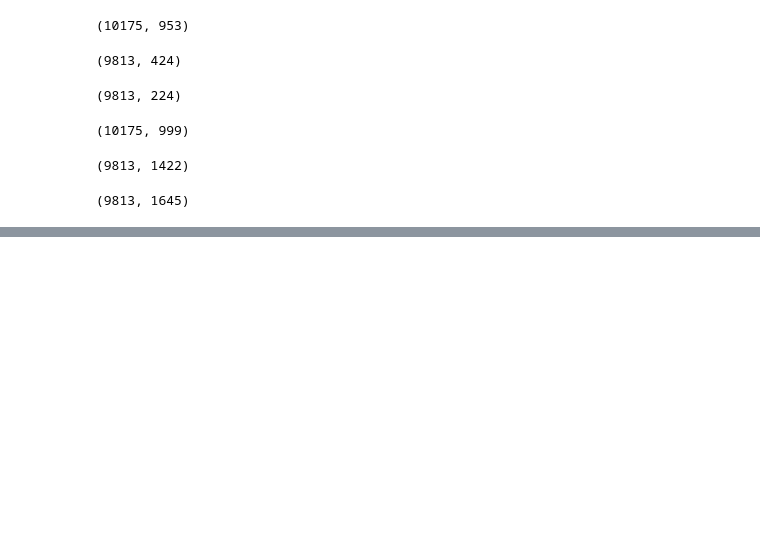
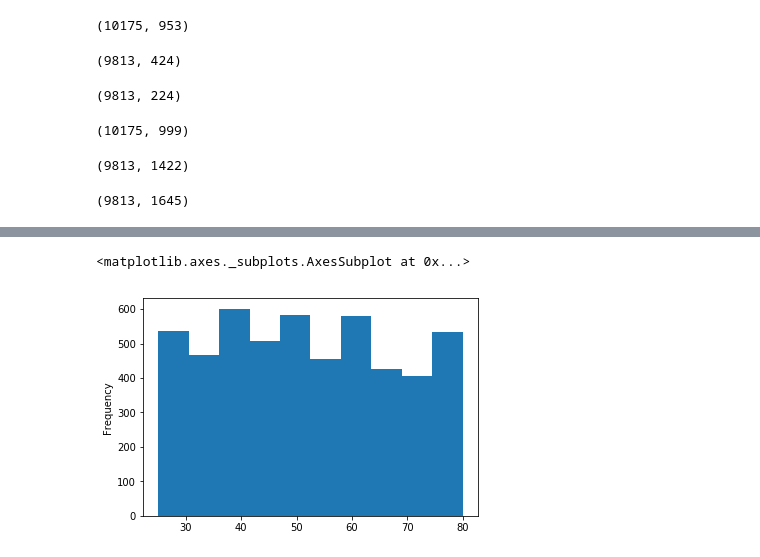
Before and after one commit to ElviraMingazova/PRML_Project, a Jupyter notebook: Diabetes_pred.ipynb, the cells around one changed output, grey strips where cells are left out. Cells and saved outputs as stored; diff of their text form; code cells hidden in the pictures; blank space fills up the shorter version.

```diff
--- a/Diabetes_pred.ipynb
+++ b/Diabetes_pred.ipynb
@@ -73,0 +87,5 @@ df.shape
+# %%
+df["RIDAGEYR"].plot.hist()
+# %% [output]
+<matplotlib.axes._subplots.AxesSubplot at 0x...>
+[figure, added]
```
Also changed, not shown: parts of 7 cells of this notebook.
